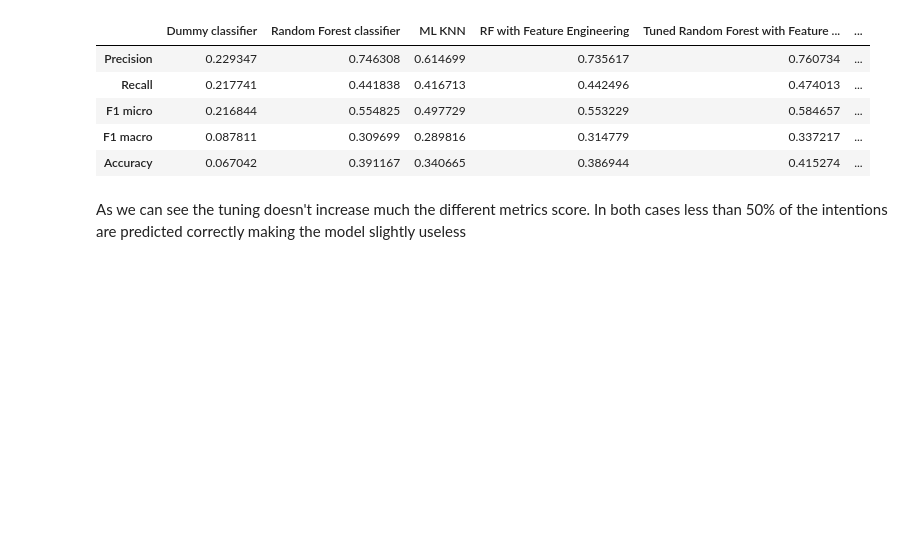
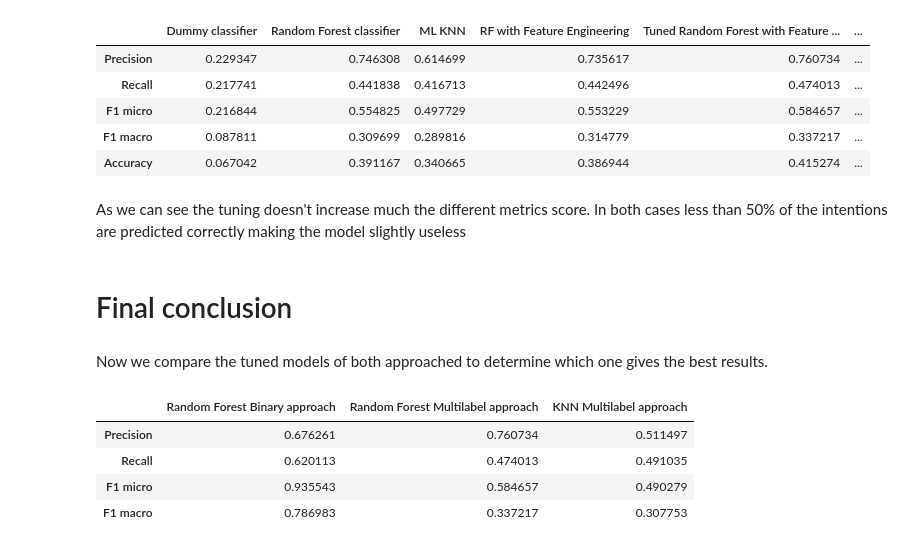
Before and after one commit to FRYoussef/TFG_Wiki, a Jupyter notebook: scripts/model_generation.ipynb, the cells around one changed output. Cells and saved outputs as stored; diff of their text form; code cells hidden in the pictures; blank space fills up the shorter version.

```diff
--- a/scripts/model_generation.ipynb
+++ b/scripts/model_generation.ipynb
@@ -1312,3 +1312,19 @@ base_models_ML_data_comp.head(15)
 | Accuracy | 0.067042 | 0.391167 | 0.340665 | 0.386944 | 0.415274 | ... |
 # %% [markdown]
 As we can see the tuning doesn't increase much the different metrics score. In both cases less than 50% of the intentions are predicted correctly making the model slightly useless
+# %% [markdown]
+# Final conclusion
+# %% [markdown]
+Now we compare the tuned models of both approached to determine which one gives the best results.
+# %%
+conclusion = pandas.DataFrame()
+conclusion['Random Forest Binary approach'] = base_models_data_comp_fe['Tuned RF with OS and FE']
+conclusion['Random Forest Multilabel approach'] = base_models_ML_data_comp['Tuned Random Forest with Feature Engineering']
+conclusion['KNN Multilabel approach'] = base_models_ML_data_comp['Tuned MLKNN']
+conclusion.head()
+# %% [output]
+|  | Random Forest Binary approach | Random Forest Multilabel approach | KNN Multilabel approach |
+| Precision | 0.676261 | 0.760734 | 0.511497 |
+| Recall | 0.620113 | 0.474013 | 0.491035 |
+| F1 micro | 0.935543 | 0.584657 | 0.490279 |
+| F1 macro | 0.786983 | 0.337217 | 0.307753 |
```
Also changed, not shown: parts of 2 cells of this notebook.
